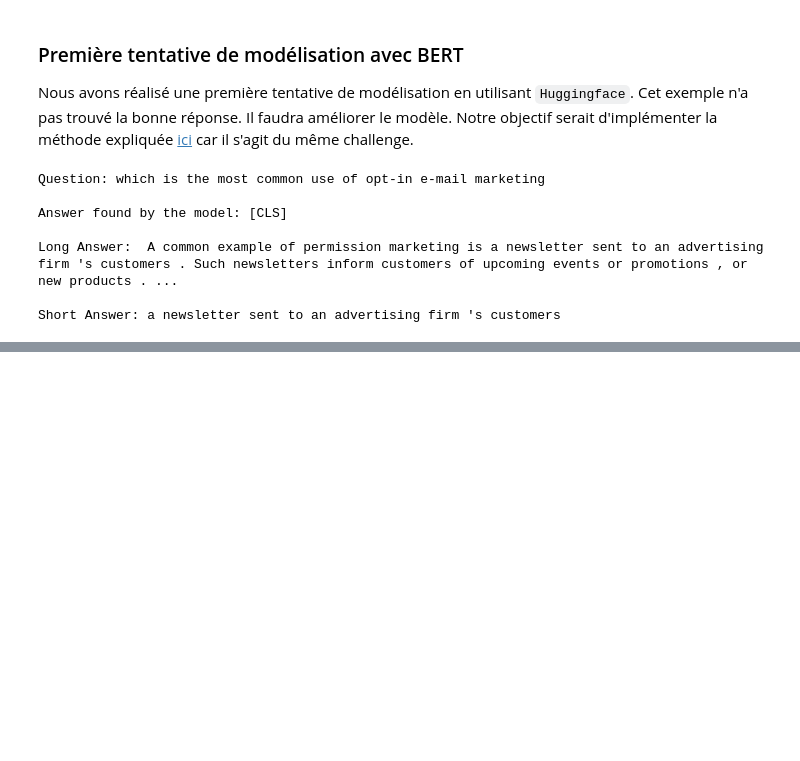
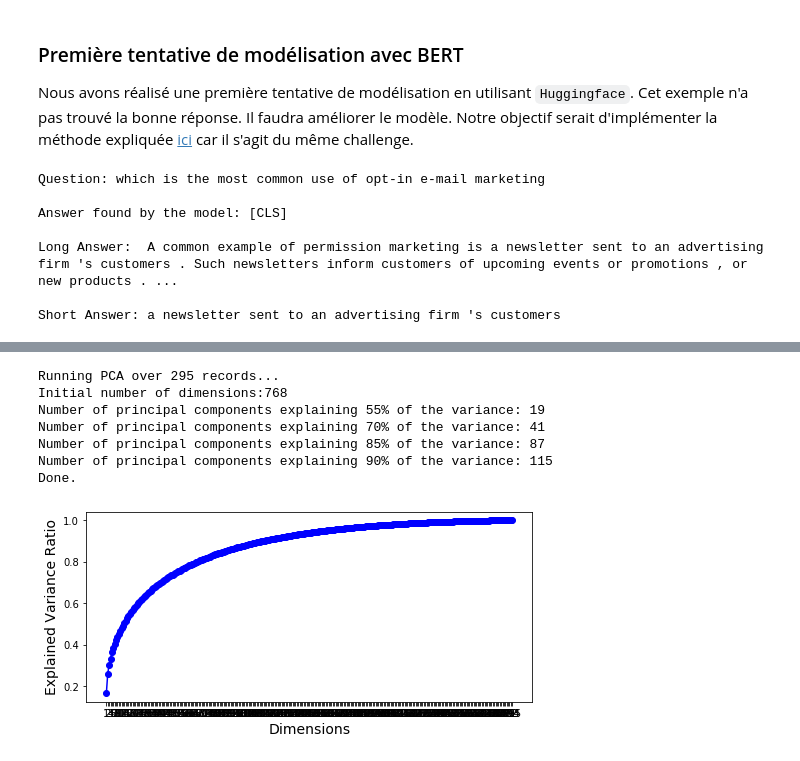
Before and after one commit to joelun37/Question-Answering, a Jupyter notebook: pyNotebook/Projet-final.ipynb, the cells around one changed output, grey strips where cells are left out. Cells and saved outputs as stored; diff of their text form; code cells hidden in the pictures; blank space fills up the shorter version.

```diff
--- a/pyNotebook/Projet-final.ipynb
+++ b/pyNotebook/Projet-final.ipynb
@@ -312,0 +469,17 @@ text_tokens
+# %%
+# Create y1
+y1 = dict_obs["start_transformed_long_answer"][0].reshape(1, -1)
+for q in range(1, len(dict_obs["start_transformed_long_answer"])):
+  y1 = np.vstack((y1, dict_obs["start_transformed_long_answer"][q].reshape(1, -1)))
+
+# 41 axes explain 70%
+reduced_y1 = reduce_to_k_dim_PCA(y1, k=295)
+# %% [output]
+Running PCA over 295 records...
+Initial number of dimensions:768
+Number of principal components explaining 55% of the variance: 19
+Number of principal components explaining 70% of the variance: 41
+Number of principal components explaining 85% of the variance: 87
+Number of principal components explaining 90% of the variance: 115
+Done.
+[figure, added]
```
Also changed, not shown: parts of 12 cells of this notebook, 3 other files.
